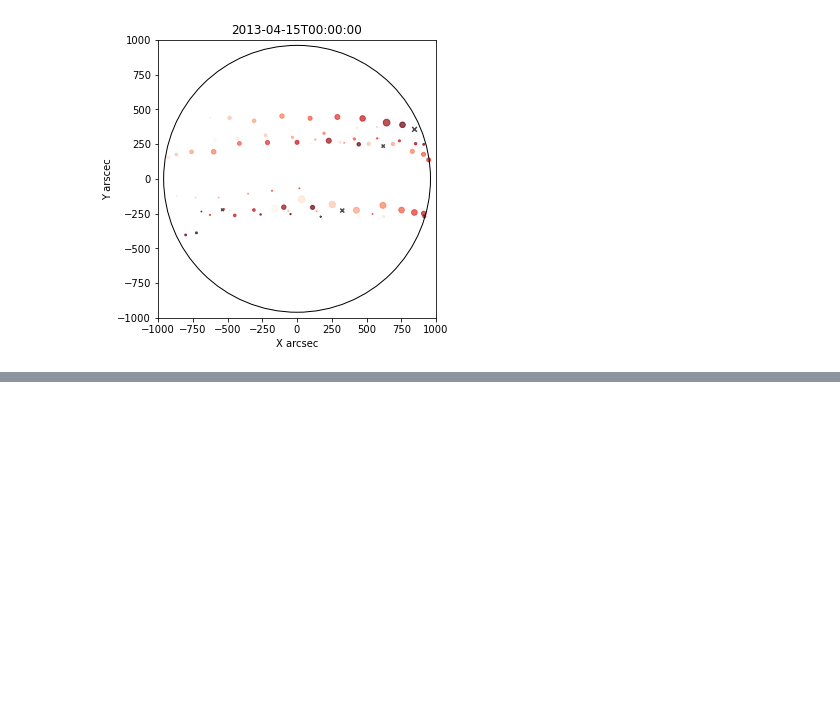
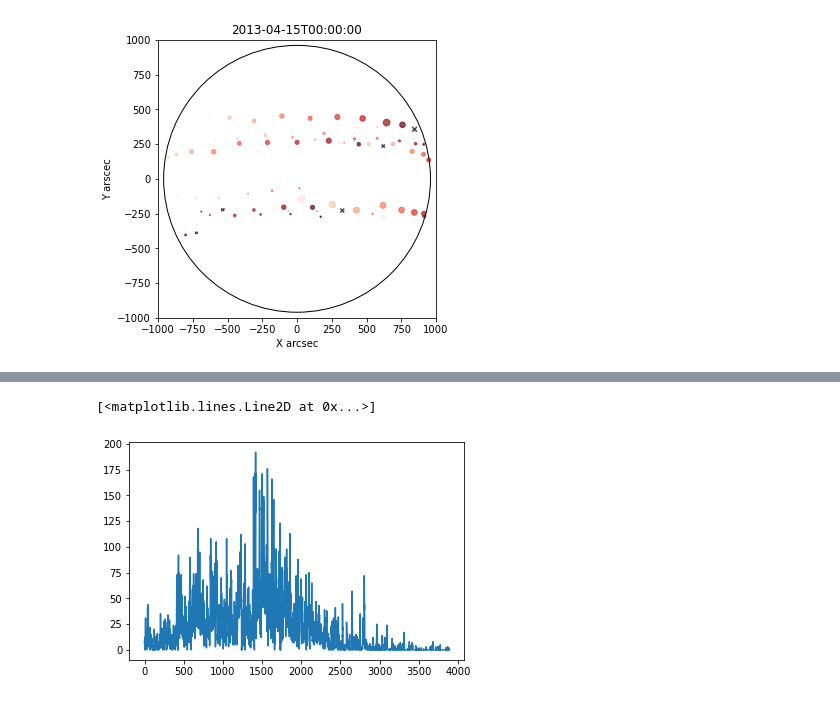
Before and after one commit to hayesla/SolarStatsStuff, a Jupyter notebook: ar_analysis/plotting_tests.ipynb, the cells around one changed output, grey strips where cells are left out. Cells and saved outputs as stored; diff of their text form; code cells hidden in the pictures; blank space fills up the shorter version.

```diff
--- a/ar_analysis/plotting_tests.ipynb
+++ b/ar_analysis/plotting_tests.ipynb
@@ -119,0 +145,15 @@ plot_for_date(1200)
+# %%
+
+i = 100
+spots = []
+no_ar = []
+for i in range(len(time_over)):
+    data_for_day = all_data[all_data['event_starttime'].isin([time_over[i]])]
+    no_spots = data_for_day['ar_numspots'].sum()
+    spots.append(no_spots)
+    no_ar.append(len(data_for_day))
+# %%
+plt.plot(spots)
+# %% [output]
+[<matplotlib.lines.Line2D at 0x...>]
+[figure, added]
```
Also changed, not shown: parts of 18 cells of this notebook, 4 other files.
